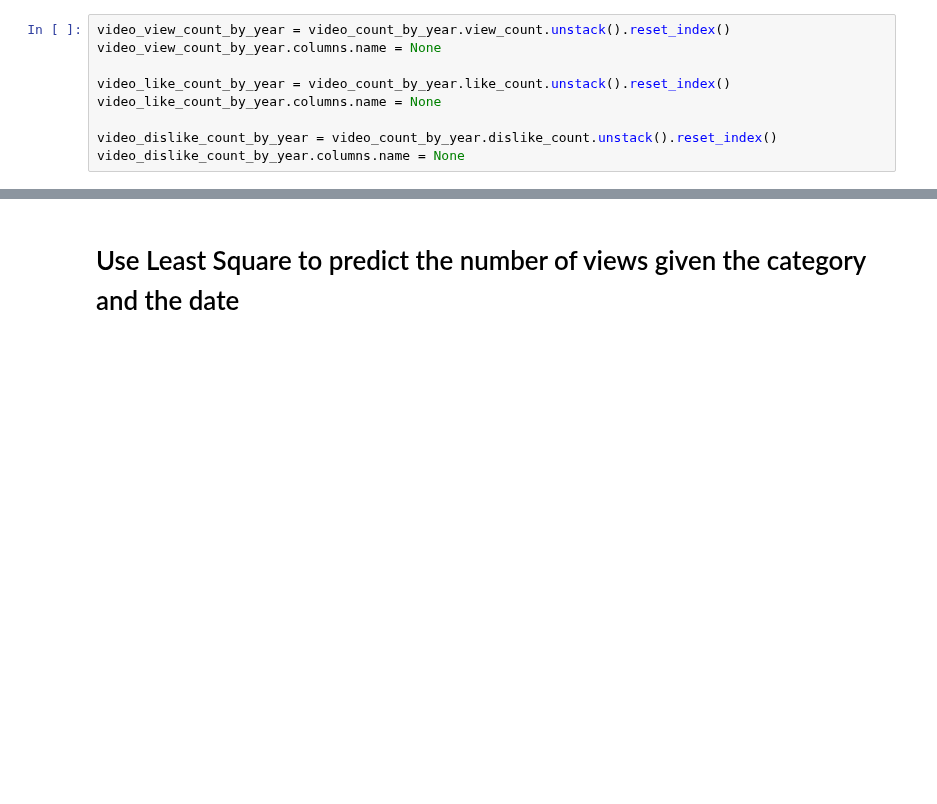
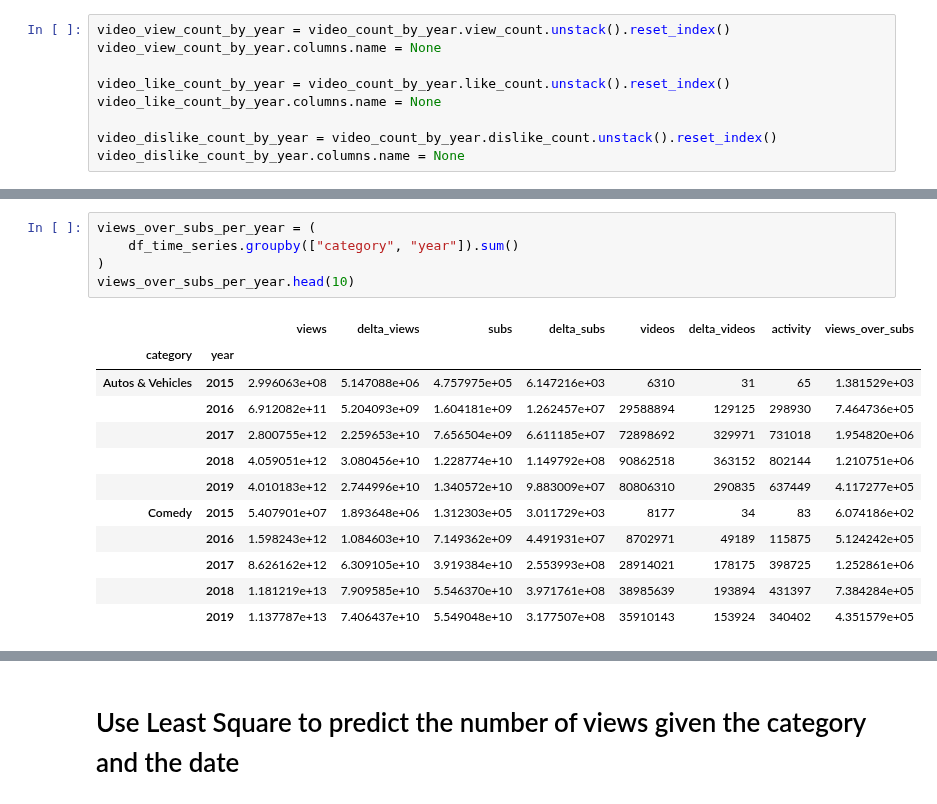
Before and after one commit to epfl-ada/ada-2022-project-adaptation, a Jupyter notebook: impl.ipynb, the cells around one changed output, grey strips where cells are left out. Drawn from its saved outputs; the diff is of its cells as text; blank space fills up the shorter version.

```diff
--- a/impl.ipynb
+++ b/impl.ipynb
@@ -527,0 +463,18 @@ plt.show()
+# %%
+views_over_subs_per_year = (
+    df_time_series.groupby(["category", "year"]).sum()
+)
+views_over_subs_per_year.head(10)
+# %% [output]
+|  |  | views | delta_views | subs | delta_subs | videos | delta_videos | activity | views_over_subs |
+| category | year |  |  |  |  |  |  |  |  |
+| Autos & Vehicles | 2015 | 2.996063e+08 | 5.147088e+06 | 4.757975e+05 | 6.147216e+03 | 6310 | 31 | 65 | 1.381529e+03 |
+|  | 2016 | 6.912082e+11 | 5.204093e+09 | 1.604181e+09 | 1.262457e+07 | 29588894 | 129125 | 298930 | 7.464736e+05 |
+|  | 2017 | 2.800755e+12 | 2.259653e+10 | 7.656504e+09 | 6.611185e+07 | 72898692 | 329971 | 731018 | 1.954820e+06 |
+|  | 2018 | 4.059051e+12 | 3.080456e+10 | 1.228774e+10 | 1.149792e+08 | 90862518 | 363152 | 802144 | 1.210751e+06 |
+|  | 2019 | 4.010183e+12 | 2.744996e+10 | 1.340572e+10 | 9.883009e+07 | 80806310 | 290835 | 637449 | 4.117277e+05 |
+| Comedy | 2015 | 5.407901e+07 | 1.893648e+06 | 1.312303e+05 | 3.011729e+03 | 8177 | 34 | 83 | 6.074186e+02 |
+|  | 2016 | 1.598243e+12 | 1.084603e+10 | 7.149362e+09 | 4.491931e+07 | 8702971 | 49189 | 115875 | 5.124242e+05 |
+|  | 2017 | 8.626162e+12 | 6.309105e+10 | 3.919384e+10 | 2.553993e+08 | 28914021 | 178175 | 398725 | 1.252861e+06 |
+|  | 2018 | 1.181219e+13 | 7.909585e+10 | 5.546370e+10 | 3.971761e+08 | 38985639 | 193894 | 431397 | 7.384284e+05 |
+|  | 2019 | 1.137787e+13 | 7.406437e+10 | 5.549048e+10 | 3.177507e+08 | 35910143 | 153924 | 340402 | 4.351579e+05 |
```
Also changed, not shown: parts of 40 cells of this notebook.
